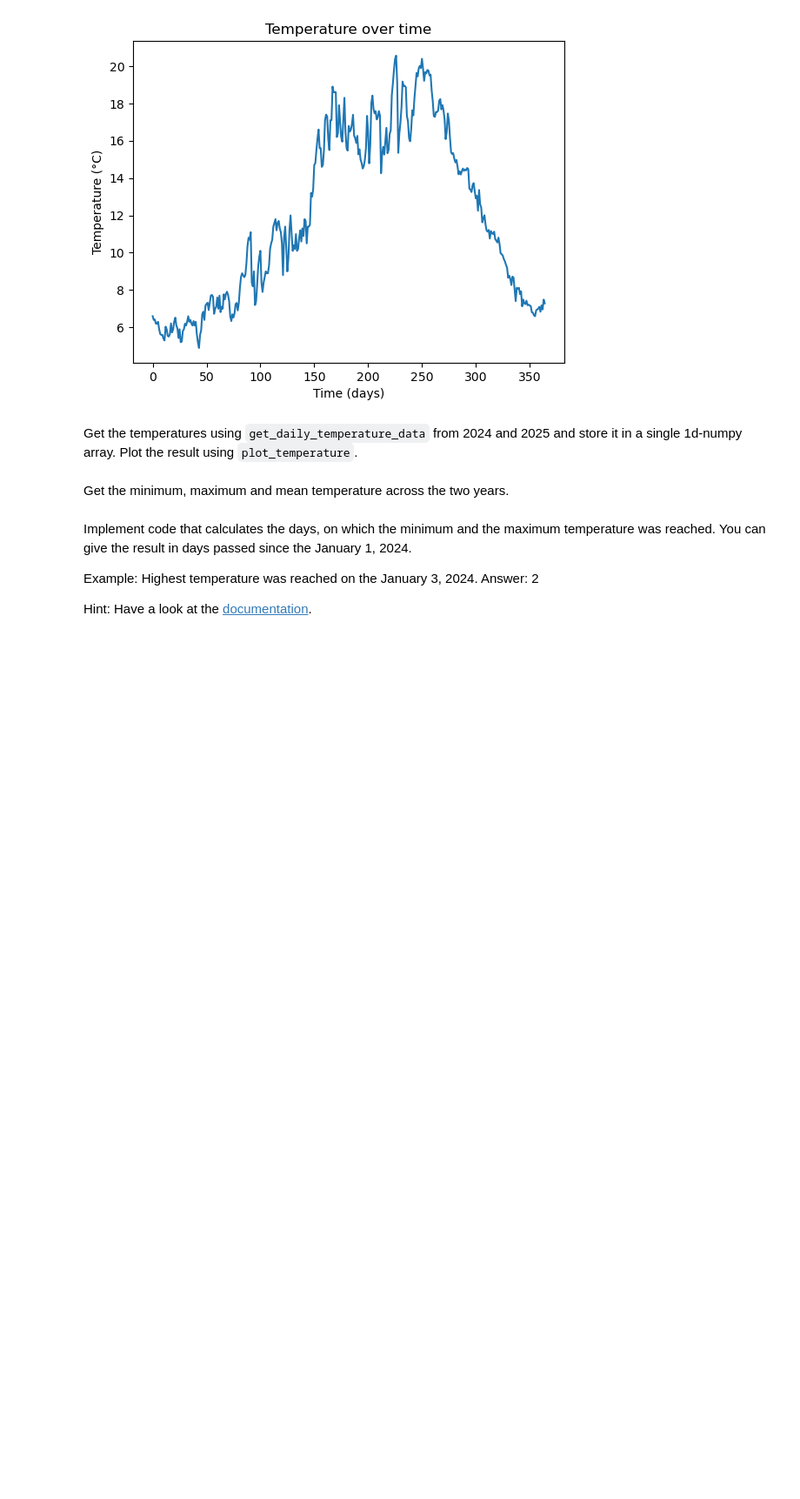
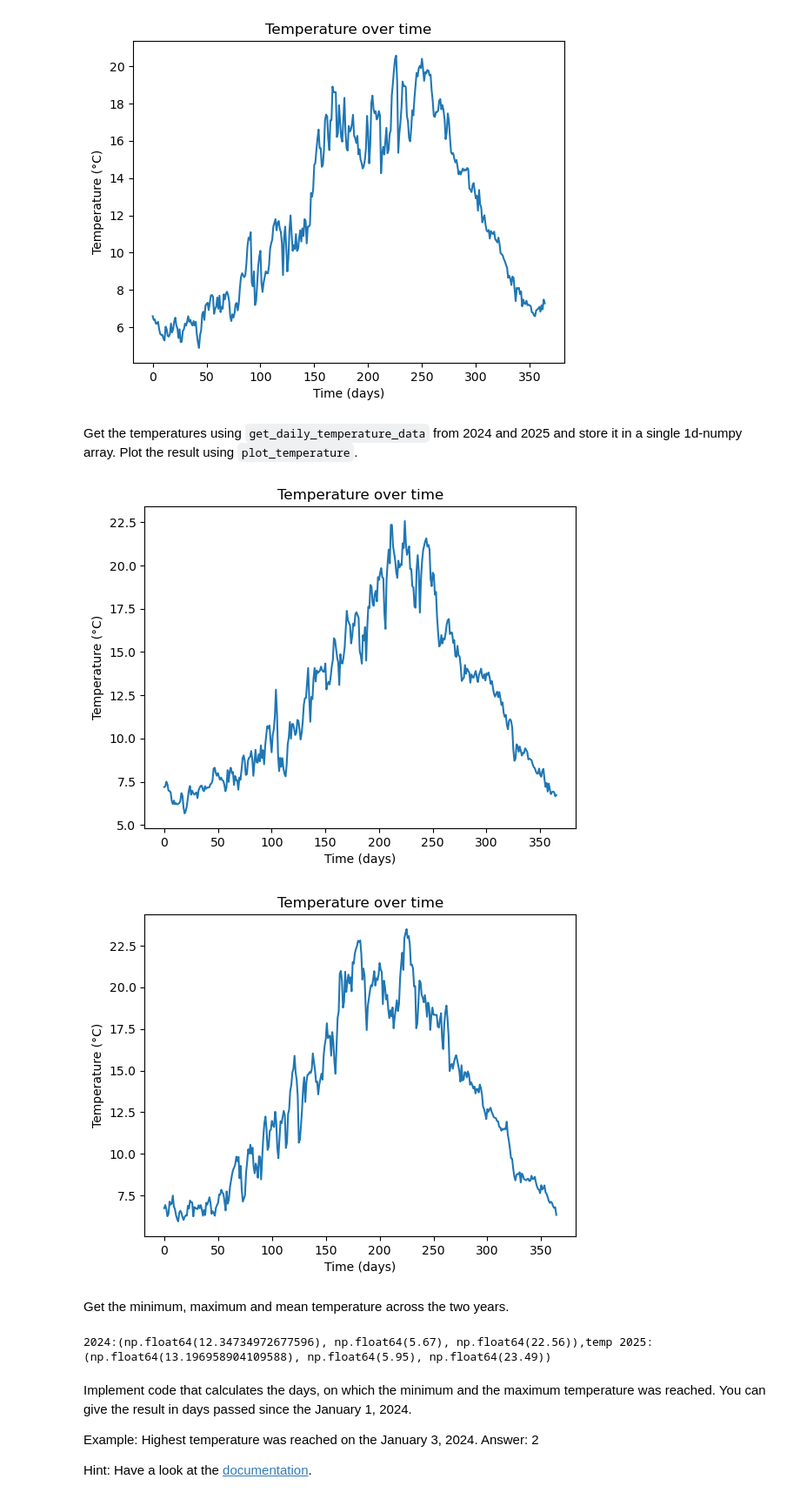
Before and after one commit to aoiram/2526-unibe-advanced-python, a Jupyter notebook: assignments/Assignment03.ipynb, the cells around one changed output. Shown at 87% size. Saved outputs shown, nothing was run; the diff lists cells and outputs as text; code cells hidden in the pictures; blank space fills up the shorter version.

```diff
--- a/assignments/Assignment03.ipynb
+++ b/assignments/Assignment03.ipynb
@@ -243,11 +245,24 @@ plot_temperature(temperature_2021)
 # %% [markdown]
 Get the temperatures using `get_daily_temperature_data` from 2024 and 2025 and store it in a single 1d-numpy array. Plot the result using `plot_temperature`.
 # %%
-# TODO
+temp_2024 = np.asarray(get_daily_temperature_data(2024))
+temp_2025 = np.asarray(get_daily_temperature_data(2025))
+plot_temperature(temp_2024)
+plot_temperature(temp_2025)
+# %% [output]
+[figure, added]
+[figure, added]
 # %% [markdown]
 Get the minimum, maximum and mean temperature across the two years.
 # %%
-# TODO
+print(f"2024:{temp_2024.mean(),
+temp_2024.min(),
+temp_2024.max()},temp 2025:{
+temp_2025.mean(),
+temp_2025.min(),
+temp_2025.max()}")
+# %% [output]
+2024:(np.float64(12.34734972677596), np.float64(5.67), np.float64(22.56)),temp 2025:(np.float64(13.196958904109588), np.float64(5.95), np.float64(23.49))
 # %% [markdown]
 Implement code that calculates the days, on which the minimum and the maximum temperature was reached. You can give the result in days passed since the January 1, 2024.
 
```
Also changed, not shown: parts of 4 cells of this notebook.
